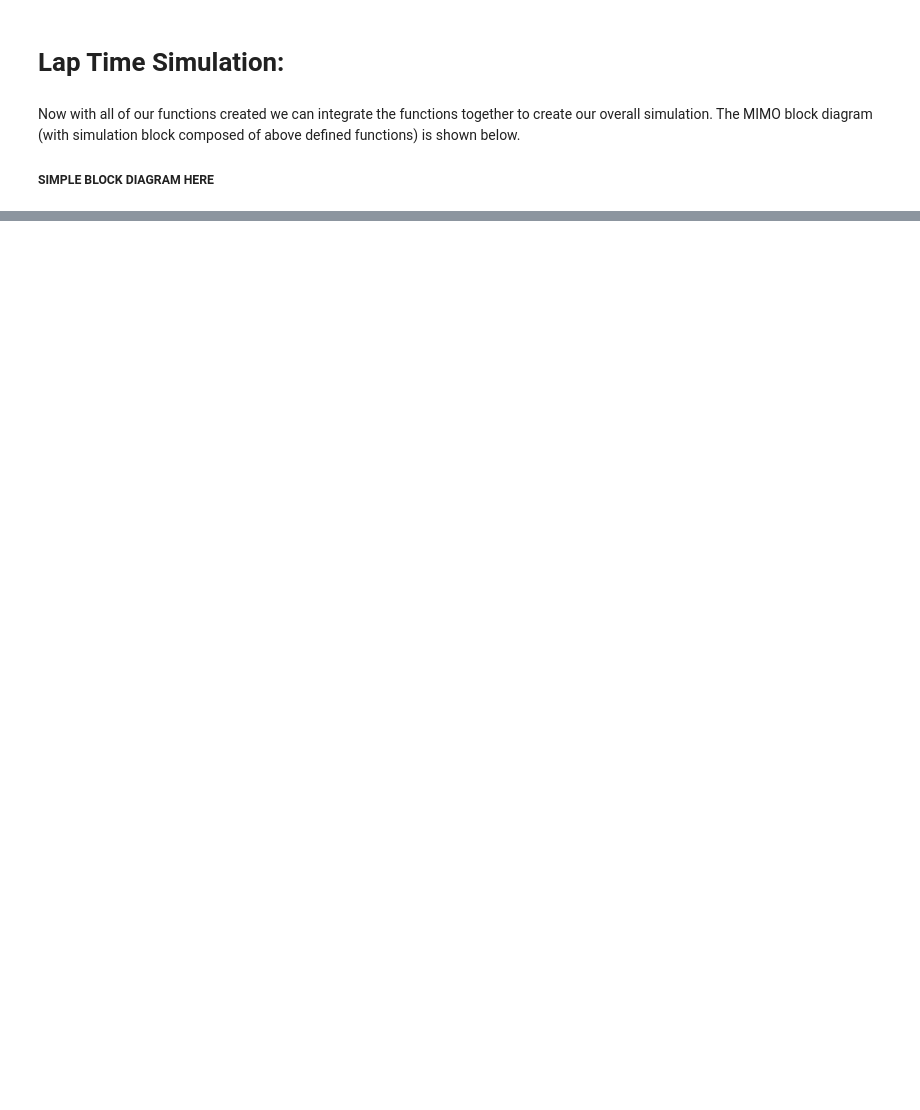
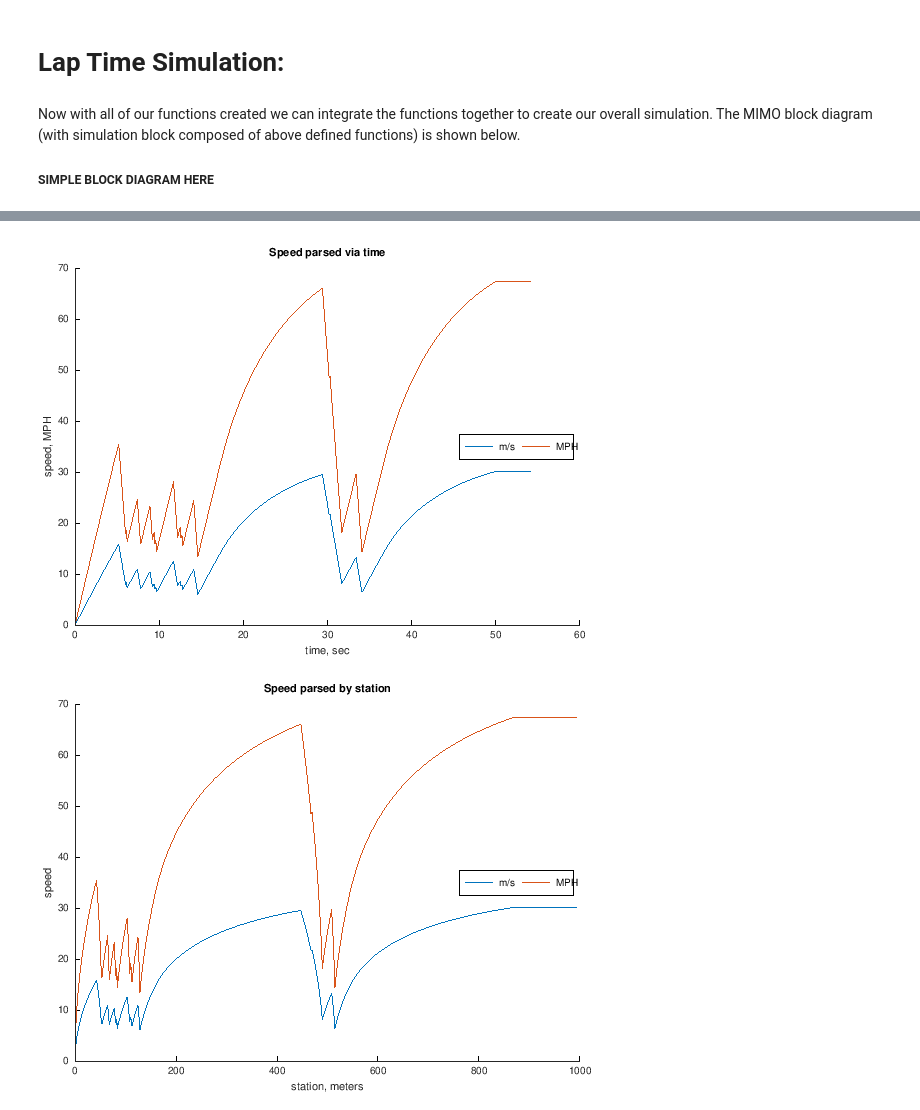
Before and after one commit to PostMatthew/Laptime_Simulation_ME391, a Jupyter notebook: ME391 -- Point Mass Racer.ipynb, the cells around one changed output, grey strips where cells are left out. Saved outputs shown, nothing was run; the diff lists cells and outputs as text; code cells hidden in the pictures; blank space fills up the shorter version.

```diff
--- a/ME391 -- Point Mass Racer.ipynb
+++ b/ME391 -- Point Mass Racer.ipynb
@@ -409,0 +1022,25 @@ t_sim =  36.400
+# %%
+% Speed of Car Aroud The Track
+figure(1)
+hold on
+title("Speed parsed by station")
+plot(S_car_vect,S_dot_car_vect)
+plot(S_car_vect, S_dot_car_vect*2.23694)
+xlabel("station, meters")
+ylabel("speed")
+hold off
+legend("m/s","MPH","Location","east",'Orientation','horizontal')
+
+figure(2)
+hold on
+title("Speed parsed via time")
+plot(t_sim_vect, S_dot_car_vect)
+plot(t_sim_vect, S_dot_car_vect*2.23694)
+xlabel("time, sec")
+ylabel("speed, MPH")
+hold off
+legend("m/s","MPH","Location","east",'Orientation','horizontal')
+%plot([0 t_sim], [30.1 30.1])
+# %% [output]
+[figure, added]
+[figure, added]
```
Also changed, not shown: parts of 58 cells of this notebook.
